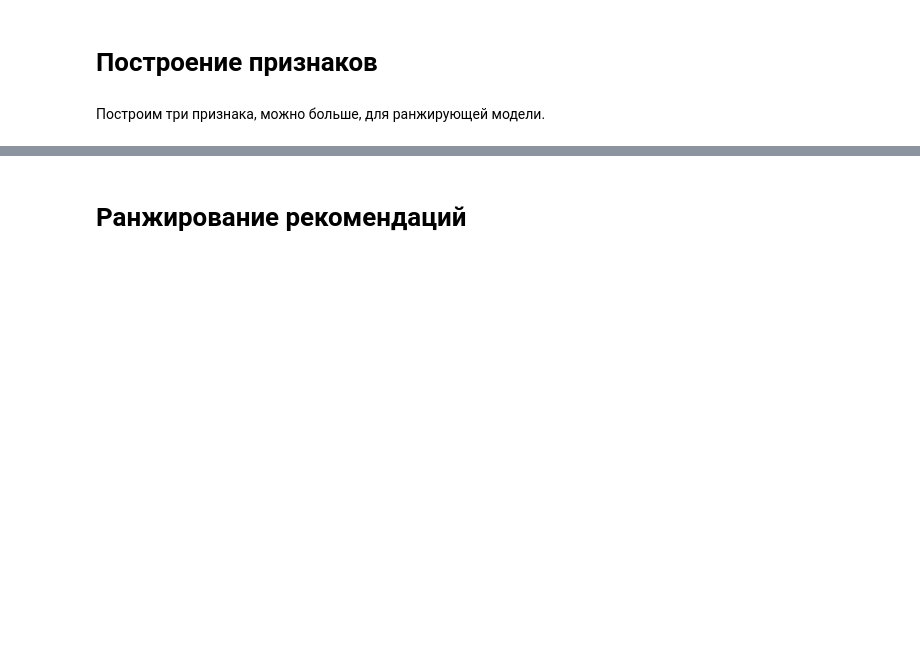
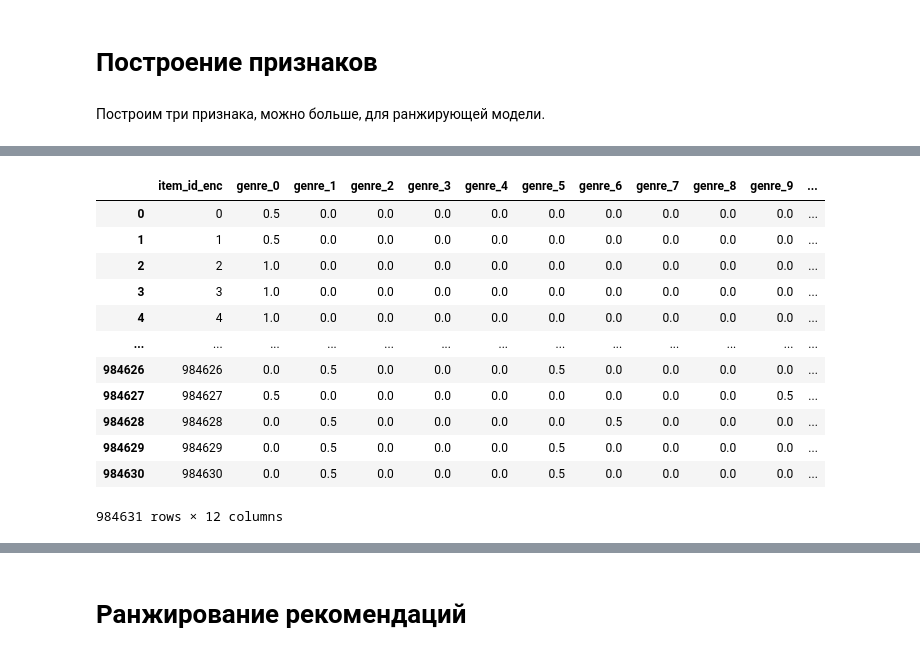
Before and after one commit to anyvol/mle-project-sprint-4-v001, a Jupyter notebook: recommendations.ipynb, the cells around one changed output, grey strips where cells are left out. Cells and saved outputs as stored; diff of their text form; code cells hidden in the pictures; blank space fills up the shorter version.

```diff
--- a/recommendations.ipynb
+++ b/recommendations.ipynb
@@ -733,0 +1052,9 @@ with open('models/als_model.pkl', 'rb') as file:
+# %%
+# составим список жанров и оценкой популярности каждого из них
+genres_exploded = items.explode('genre_names')
+genres_exploded = pd.DataFrame(genres_exploded.groupby('genre_names').agg(items_count=('name', 'count'))).reset_index().rename(columns={'genre_names': 'genre_name'})
+genres_exploded['score'] = genres_exploded['items_count'] / genres_exploded['items_count'].sum()
+genres = genres_exploded.sort_values(by='score', ascending=False).reset_index(drop=True).reset_index(names=['genre_id'])
+del genres_exploded
+genres = genres.rename(columns={"genre_name": "name"})
+genres.head()
@@ -733,0 +1105,3 @@ with open('models/als_model.pkl', 'rb') as file:
+# %%
+# загрузка csr-матрицы
+all_items_genres_csr = scipy.sparse.load_npz('all_items_genres_csr.npz')
@@ -733,0 +1128,38 @@ with open('models/als_model.pkl', 'rb') as file:
+# %%
+# определяем индексы топ-10 жанров и всех остальных
+genres_top_k = 10
+genres_top_idx = genres.sort_values("items_count", ascending=False).head(genres_top_k).index
+genres_others_idx = list(set(genres.index) - set(genres_top_idx))
+
+genres_top_columns = [f"genre_{id}" for id in genres_top_idx]
+genres_others_column = "genre_others"
+genre_columns = genres_top_columns + [genres_others_column]
+# %%
+# составляем таблицу принадлежности треков к жанрам
+item_genres = (
+    pd.concat([
+        # топ жанров
+        pd.DataFrame(all_items_genres_csr[:, genres_top_idx].toarray(), columns=genres_top_columns),
+        # все остальные жанры
+        pd.DataFrame(all_items_genres_csr[:, genres_others_idx].sum(axis=1), columns=[genres_others_column])
+        ],
+        axis=1)
+    .reset_index()
+    .rename(columns={"index": "item_id_enc"})
+)
+# %%
+item_genres
+# %% [output]
+|  | item_id_enc | genre_0 | genre_1 | genre_2 | genre_3 | genre_4 | genre_5 | genre_6 | genre_7 | genre_8 | genre_9 | ... |
+| 0 | 0 | 0.5 | 0.0 | 0.0 | 0.0 | 0.0 | 0.0 | 0.0 | 0.0 | 0.0 | 0.0 | ... |
+| 1 | 1 | 0.5 | 0.0 | 0.0 | 0.0 | 0.0 | 0.0 | 0.0 | 0.0 | 0.0 | 0.0 | ... |
+| 2 | 2 | 1.0 | 0.0 | 0.0 | 0.0 | 0.0 | 0.0 | 0.0 | 0.0 | 0.0 | 0.0 | ... |
+| 3 | 3 | 1.0 | 0.0 | 0.0 | 0.0 | 0.0 | 0.0 | 0.0 | 0.0 | 0.0 | 0.0 | ... |
+| 4 | 4 | 1.0 | 0.0 | 0.0 | 0.0 | 0.0 | 0.0 | 0.0 | 0.0 | 0.0 | 0.0 | ... |
+| ... | ... | ... | ... | ... | ... | ... | ... | ... | ... | ... | ... | ... |
+| 984626 | 984626 | 0.0 | 0.5 | 0.0 | 0.0 | 0.0 | 0.5 | 0.0 | 0.0 | 0.0 | 0.0 | ... |
+| 984627 | 984627 | 0.5 | 0.0 | 0.0 | 0.0 | 0.0 | 0.0 | 0.0 | 0.0 | 0.0 | 0.5 | ... |
+| 984628 | 984628 | 0.0 | 0.5 | 0.0 | 0.0 | 0.0 | 0.0 | 0.5 | 0.0 | 0.0 | 0.0 | ... |
+| 984629 | 984629 | 0.0 | 0.5 | 0.0 | 0.0 | 0.0 | 0.5 | 0.0 | 0.0 | 0.0 | 0.0 | ... |
+| 984630 | 984630 | 0.0 | 0.5 | 0.0 | 0.0 | 0.0 | 0.5 | 0.0 | 0.0 | 0.0 | 0.0 | ... |
+984631 rows × 12 columns
```
Also changed, not shown: parts of 89 cells of this notebook, 7 other files.
